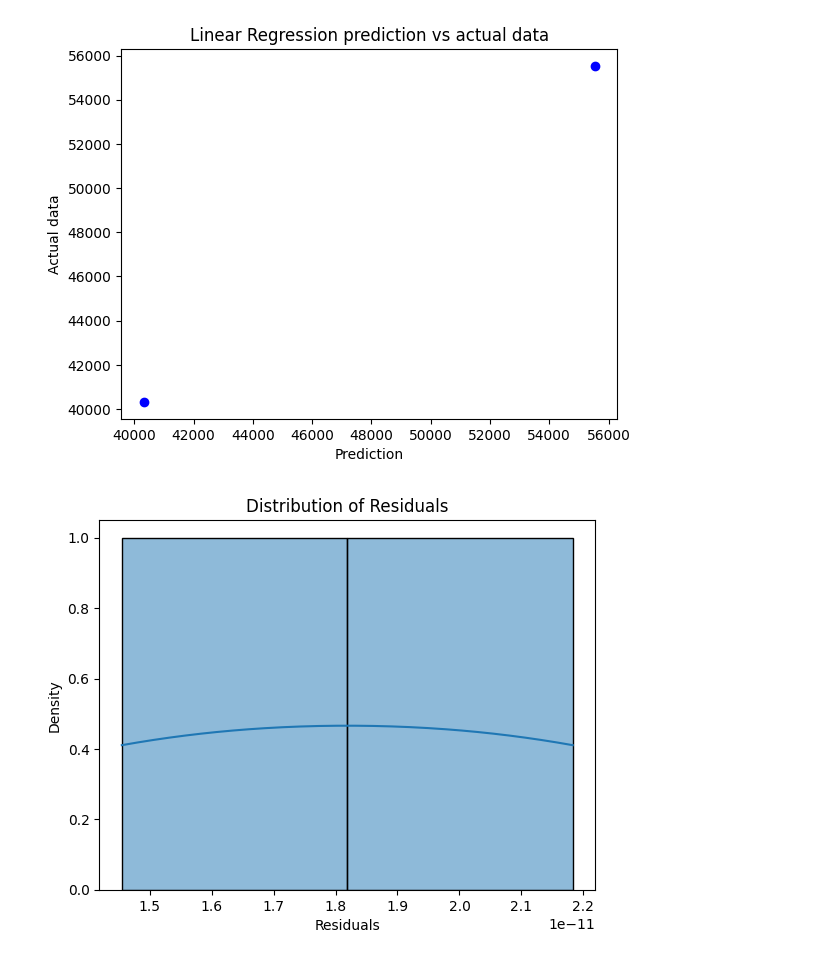
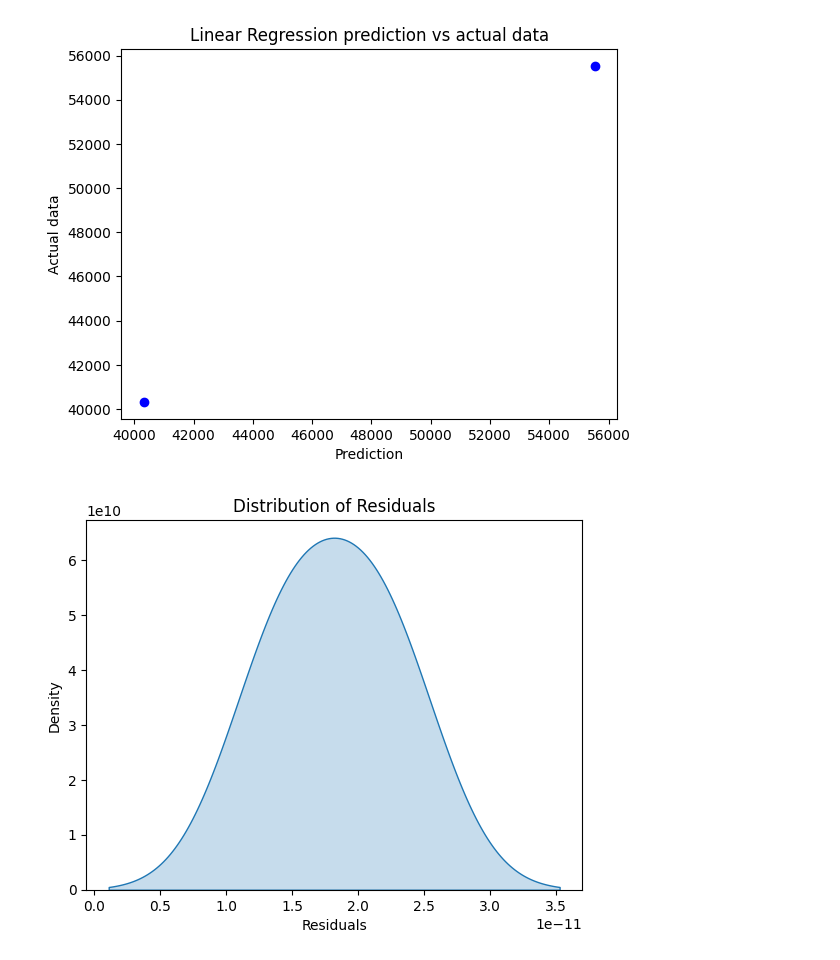
Before and after one commit to CaptainStorm21/Hands-on-Python-Ai-Pandas, a Jupyter notebook: 26-linear regression ml model.ipynb, the cells around one changed output. Drawn from its saved outputs; the diff is of its cells as text; code cells hidden in the pictures.

```diff
--- a/26-linear regression ml model.ipynb
+++ b/26-linear regression ml model.ipynb
@@ -325,10 +325,10 @@ import seaborn as sns
 # %%
 # Plot KDE of residuals
 residentuals=test_y - y_pred
-sns.KD(residentuals, kde=True)
+sns.kdeplot(residentuals, fill=True)
 plt.xlabel('Residuals')
 plt.ylabel('Density')
 plt.title('Distribution of Residuals')
 plt.show()
 # %% [output]
-[figure, old version]
+[figure, new version]
```
